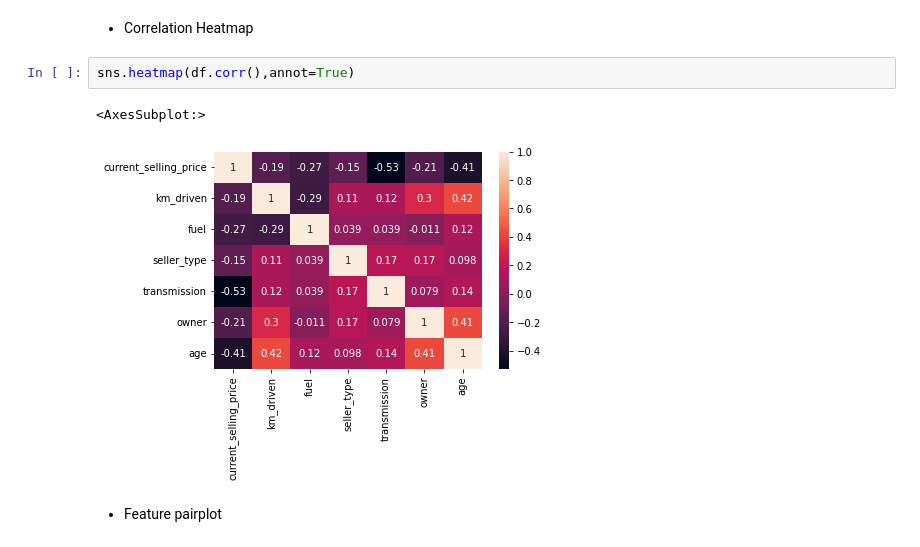
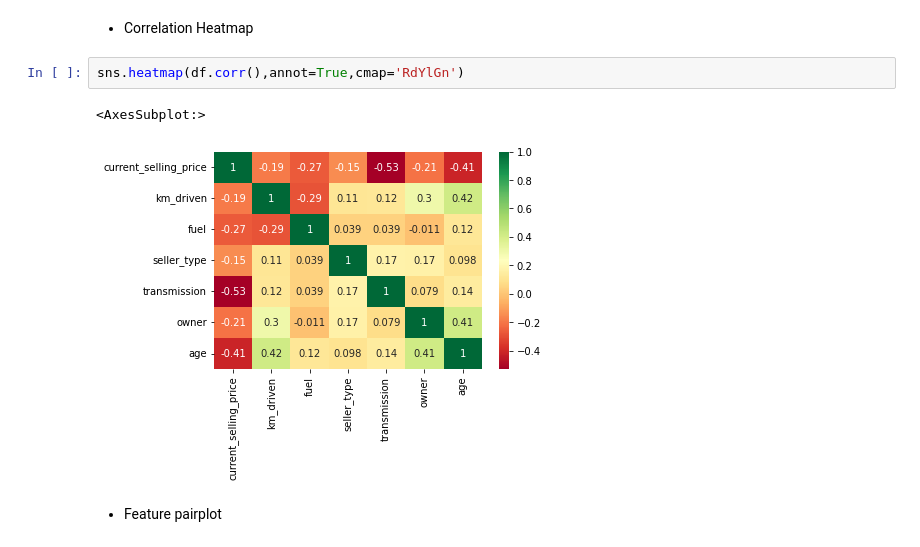
Before and after one commit to Naveen-Karanamu/Used-Cars-Price-Prediction, a Jupyter notebook: main.ipynb, the cells around one changed output. Drawn from its saved outputs; the diff is of its cells as text.

```diff
--- a/main.ipynb
+++ b/main.ipynb
@@ -292,10 +293,10 @@ df.corr()
 # %% [markdown]
 * Correlation Heatmap
 # %%
-sns.heatmap(df.corr(),annot=True)
+sns.heatmap(df.corr(),annot=True,cmap='RdYlGn')
 # %% [output]
 <AxesSubplot:>
-[figure, old version]
+[figure, new version]
 # %% [markdown]
 * Feature pairplot
 # %%
```
Also changed, not shown: parts of 20 cells of this notebook.
